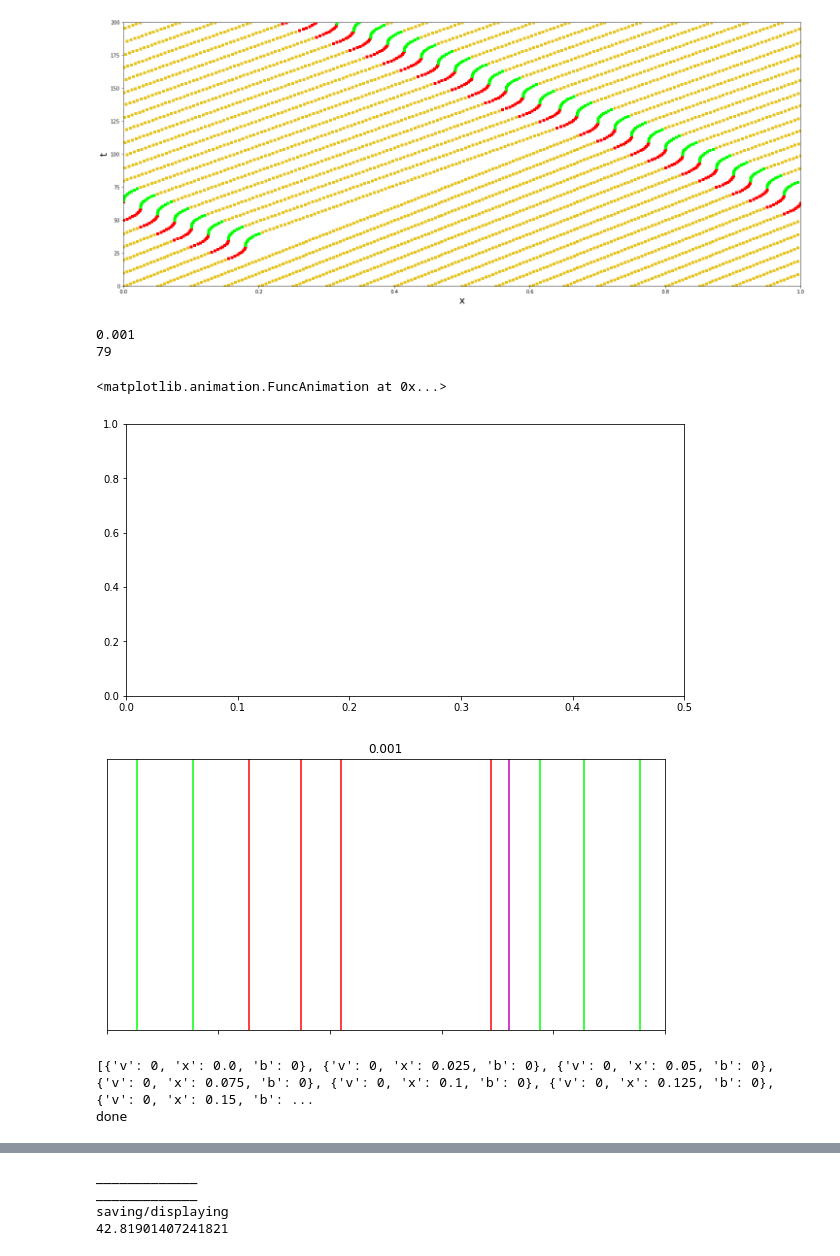
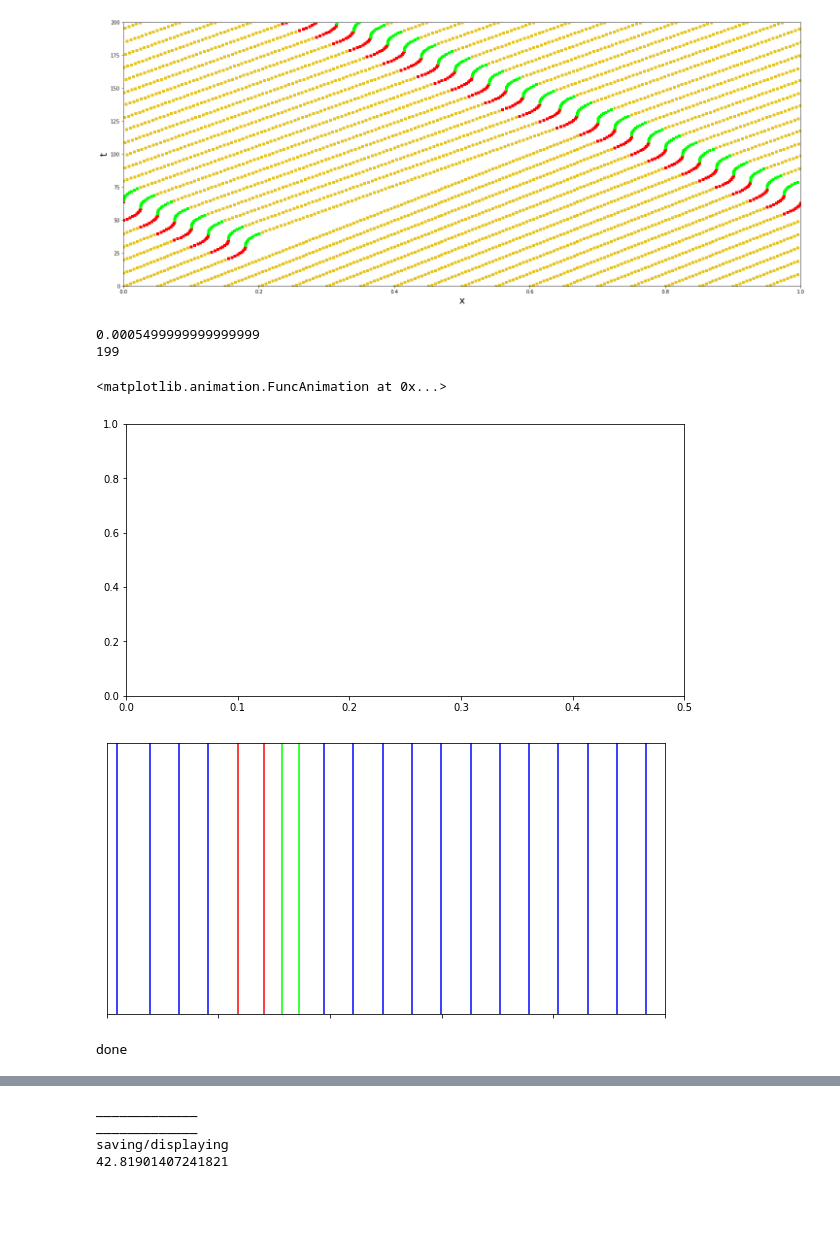
Before and after one commit to malcolmmaas/traffic, a Jupyter notebook: model.ipynb, the cells around one changed output, grey strips where cells are left out. Saved outputs shown, nothing was run; the diff lists cells and outputs as text; code cells hidden in the pictures; blank space fills up the shorter version.

```diff
--- a/model.ipynb
+++ b/model.ipynb
@@ -21,11 +21,11 @@ b_length = 20
 b_val = 0.011/N
 ts = range(20,20+b_length)
 bs = [-b_val]*int(b_length/2) + [b_val]*int(b_length/2)
-# index of car that breaks
+# index of car that brakes
 braker = 1
 
 time_series = []
-iterations = 400
+iterations = 200
 for i in range(iterations):
     print(i, end='\r')
     # output for plotting
@@ -141,41 +141,43 @@ def animate(i):
     ax.clear()
     ax.set_yticks([])
     ax.set_yticklabels([])
     ax.set_xticklabels([])
 
     for j, car in enumerate(cars):
         global max_b
 #         print(j)
         # highlight the braker and color the rest by acceleration
 #             if j == braker and cars[j]['b'] == 0 and i < ts[0]:
 #                 ax.axvline(x=car['x']%1, color='m')
 #             elif cars[j]['b'] > 0:
 #                 ax.axvline(x=car['x']%1, color='g')
 #             elif cars[j]['b'] < 0:
 #                 ax.axvline(x=car['x']%1, color='r')
 #             else:
 #                 ax.axvline(x=car['x']%1)
 #             print(car['b'])
 #             print(abs(car['b']) > max_b)
 #             print(car['b'])
 #             print(max_b)
         if abs(car['b'][-1]) > max_b and not abs(car['b'][-1]) == braker_val:
             max_b = abs(car['b'][-1])
 
-        if j == 3:
-            ax.axvline(x=car['x']%L, color='m')
-            ax.set_title(car['b'][-1])
-        else:
-            ax.axvline(x=car['x']%L, color=cmap((car['b'][-1]+b_lower_bound)/b_upper_bound*2))
+#         if j == 1:
+#             ax.axvline(x=car['x']%L, color='m')
+#             ax.set_title(car['b'][-1])
+#         else:
+#             ax.axvline(x=car['x']%L, color=cmap((car['b'][-1]+b_lower_bound)/b_upper_bound*2))
+
+        ax.axvline(x=car['x']%L, color=cmap((car['b'][-1]+b_lower_bound)/(b_upper_bound*2)))
 
 ani = FuncAnimation(fig, animate, frames=len(time_series), interval=30)
 ani
 # %% [output]
-0.001
-79
+0.0005499999999999999
+199
 <matplotlib.animation.FuncAnimation at 0x...>
 [figure]
-[figure, old version]
+[figure, new version]
 # %%
 # bando-hasebe model. Really the main difference is that car['b'] is not an array here
 %matplotlib inline
@@ -199,14 +201,14 @@ for i in range(N):
 cars[5]['x'] += L*0.5/N
 
 # this is essentially the driver sensitivity. Higher = lower reaction time
-a = .16
+a = .14
 # this is essentially the speed limit
 b = .095
 
 time_series = []
 crash = False
 stop_on_crash = False
-iterations = 900
+iterations = 600
 for i in range(iterations):
     global crash
     if not crash or not stop_on_crash:
@@ -233,7 +235,6 @@ if crash:
     print('crash')
 print('done')
 # %% [output]
-[{'v': 0, 'x': 0.0, 'b': 0}, {'v': 0, 'x': 0.025, 'b': 0}, {'v': 0, 'x': 0.05, 'b': 0}, {'v': 0, 'x': 0.075, 'b': 0}, {'v': 0, 'x': 0.1, 'b': 0}, {'v': 0, 'x': 0.125, 'b': 0}, {'v': 0, 'x': 0.15, 'b': ...
 done
 # %%
 # plot trajectories for bando-hasebe
```
Also changed, not shown: parts of 6 cells of this notebook, 3 other files.
